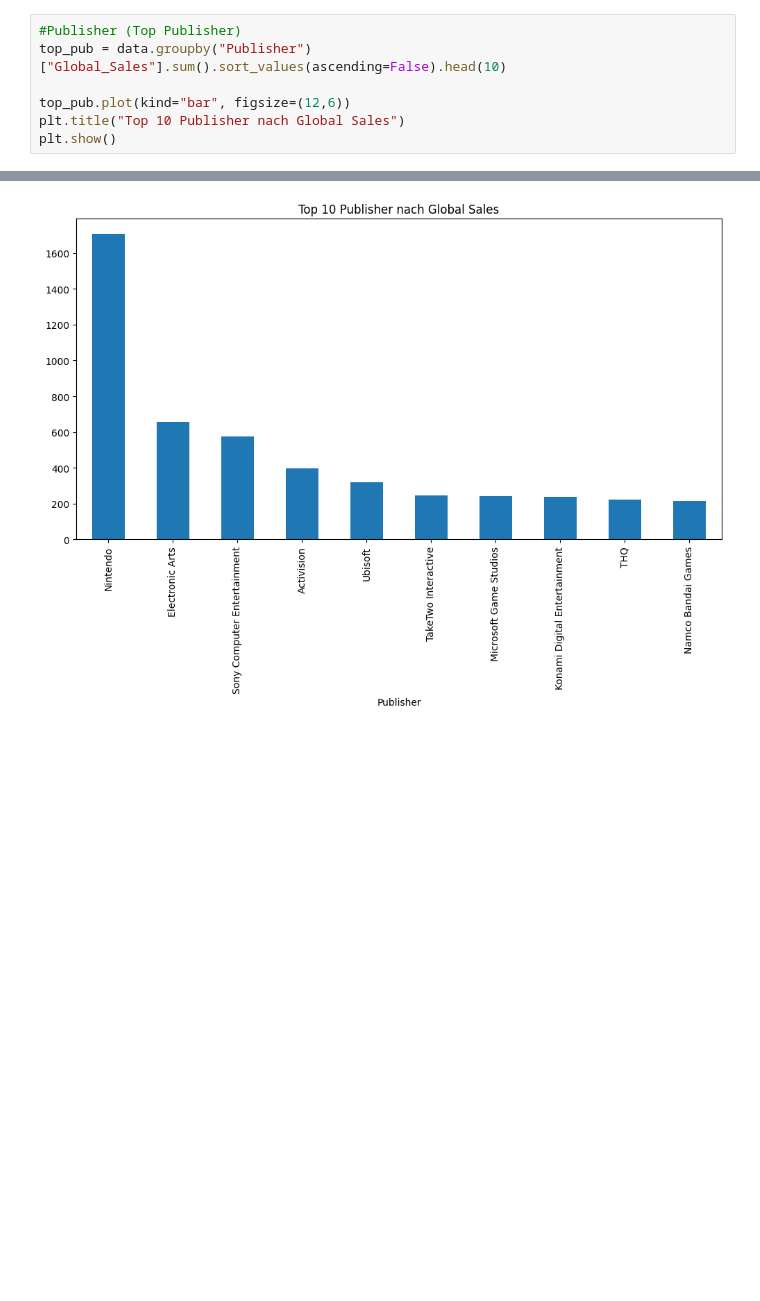
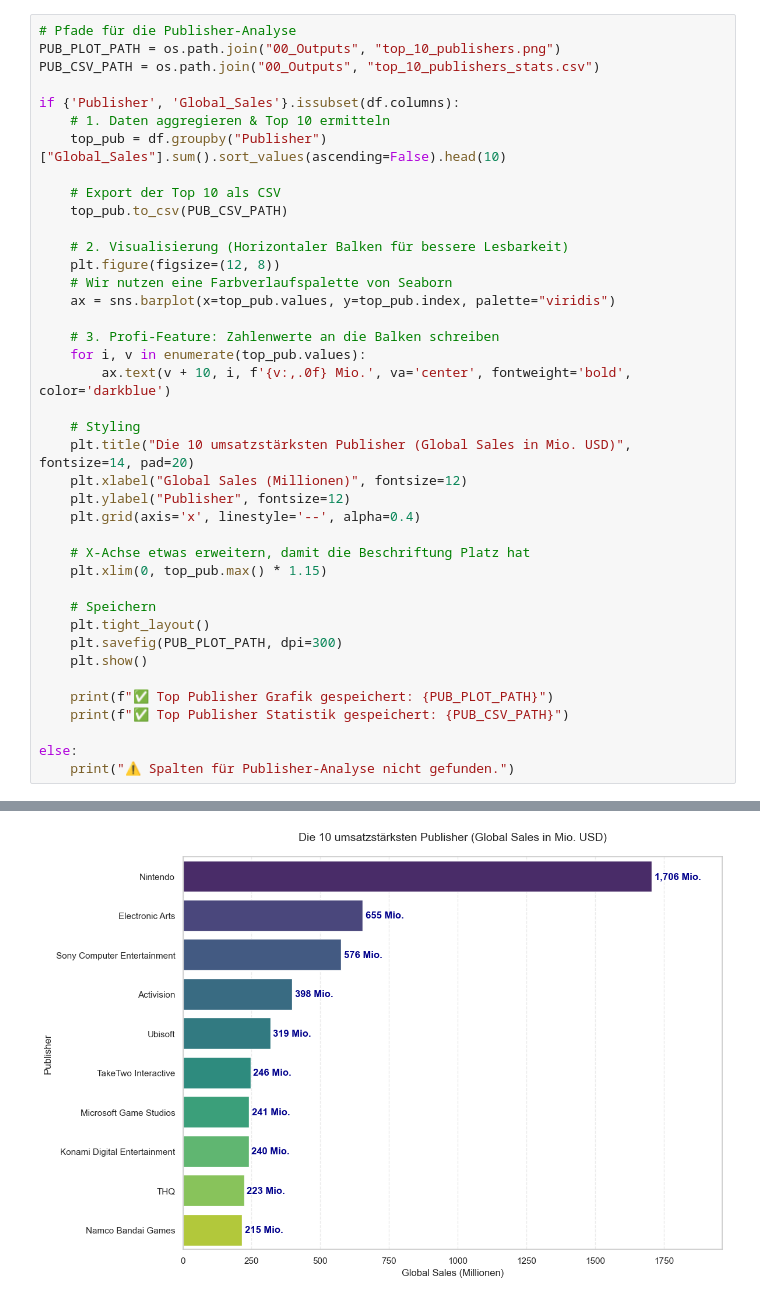
Before and after one commit to CypherTyphoon/Portfolio_Insights, a Jupyter notebook: 00_cleaned_globale_sales.ipynb, the cells around one changed output, grey strips where cells are left out. Drawn from its saved outputs; the diff is of its cells as text; blank space fills up the shorter version.

```diff
--- a/00_cleaned_globale_sales.ipynb
+++ b/00_cleaned_globale_sales.ipynb
@@ -277,8 +589,41 @@ plt.show()
 # %%
-#Publisher (Top Publisher)
-top_pub = data.groupby("Publisher")["Global_Sales"].sum().sort_values(ascending=False).head(10)
+# Pfade für die Publisher-Analyse
+PUB_PLOT_PATH = os.path.join("00_Outputs", "top_10_publishers.png")
+PUB_CSV_PATH = os.path.join("00_Outputs", "top_10_publishers_stats.csv")
 
-top_pub.plot(kind="bar", figsize=(12,6))
-plt.title("Top 10 Publisher nach Global Sales")
-plt.show()
+if {'Publisher', 'Global_Sales'}.issubset(df.columns):
+    # 1. Daten aggregieren & Top 10 ermitteln
+    top_pub = df.groupby("Publisher")["Global_Sales"].sum().sort_values(ascending=False).head(10)
+
+    # Export der Top 10 als CSV
+    top_pub.to_csv(PUB_CSV_PATH)
+
+    # 2. Visualisierung (Horizontaler Balken für bessere Lesbarkeit)
+    plt.figure(figsize=(12, 8))
+    # Wir nutzen eine Farbverlaufspalette von Seaborn
+    ax = sns.barplot(x=top_pub.values, y=top_pub.index, palette="viridis")
+
+    # 3. Profi-Feature: Zahlenwerte an die Balken schreiben
+    for i, v in enumerate(top_pub.values):
+        ax.text(v + 10, i, f'{v:,.0f} Mio.', va='center', fontweight='bold', color='darkblue')
+
+    # Styling
+    plt.title("Die 10 umsatzstärksten Publisher (Global Sales in Mio. USD)", fontsize=14, pad=20)
+    plt.xlabel("Global Sales (Millionen)", fontsize=12)
+    plt.ylabel("Publisher", fontsize=12)
+    plt.grid(axis='x', linestyle='--', alpha=0.4)
+
+    # X-Achse etwas erweitern, damit die Beschriftung Platz hat
+    plt.xlim(0, top_pub.max() * 1.15)
+
+    # Speichern
+    plt.tight_layout()
+    plt.savefig(PUB_PLOT_PATH, dpi=300)
+    plt.show()
+
+    print(f"✅ Top Publisher Grafik gespeichert: {PUB_PLOT_PATH}")
+    print(f"✅ Top Publisher Statistik gespeichert: {PUB_CSV_PATH}")
+
+else:
+    print("⚠️ Spalten für Publisher-Analyse nicht gefunden.")
 # %% [output]
@@ -285 +631 @@ plt.show()
-[figure, old version]
+[figure, new version]
```
Also changed, not shown: parts of 30 cells of this notebook, 29 other files.
